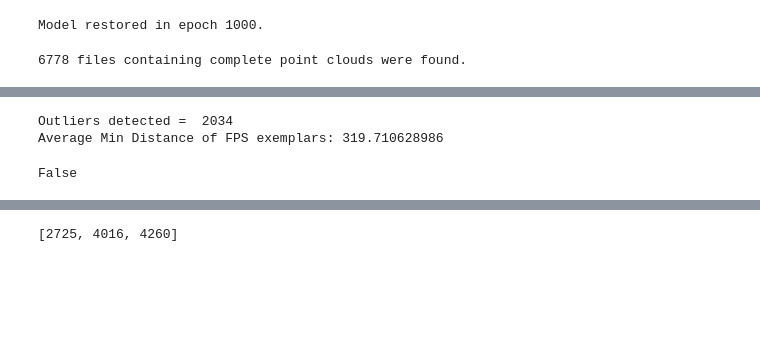
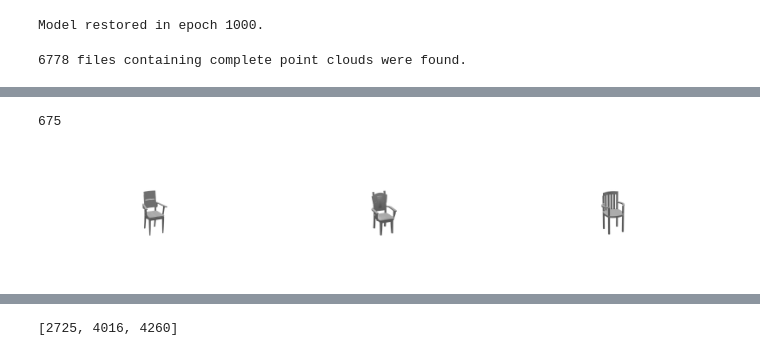
Before and after one commit to optas/tf_lab, a Jupyter notebook: notebooks/panos/language_and_3D/generate_contrasting_neighborhoods.ipynb, the cells around one changed output, grey strips where cells are left out. Drawn from its saved outputs; the diff is of its cells as text; code cells hidden in the pictures; blank space fills up the shorter version.

```diff
--- a/notebooks/panos/language_and_3D/generate_contrasting_neighborhoods.ipynb
+++ b/notebooks/panos/language_and_3D/generate_contrasting_neighborhoods.ipynb
@@ -110,8 +231,58 @@ create_dir(top_out_dir)
+# %%
+def next_collision(collisions):
+    for k in collisions.keys():
+        yield k
+g = next_collision(collisions)
+shapes_with_collision = collisions.keys()
+print len(shapes_with_collision)
+# %% [output]
+675
+# %%
+def select_from_collisions(collisions):
+    select = set()
+    exclude = set()
+    for key in collisions.keys():
+        if key not in exclude:
+            select.add(key)
+        exclude.add(key)
+        exclude.update(collisions[key])
+    return list(select), list(exclude)
+# %%
+a, b = select_from_collisions(collisions)
+def foo():
+    for item in a:
+        image_files = []
+        check_with  = np.setdiff1d(a, item)
+        item_c = np.argmin(all_pdists[item, check_with])
+        item_c = check_with[item_c]
+        image_files.append(osp.join(top_image_dir, model_ids[item], image_view_tag))
+        image_files.append(osp.join(top_image_dir, model_ids[item_c], image_view_tag))
+        yield stack_images_horizontally(image_files)
+# %%
+n = all_pdists.shape[0]
+def checking_tr(select_from, exclude_list):
+    for i, s in enumerate(select_from):
+        candidates = np.arange(n)
+        candidates = np.setdiff1d(candidates, exclude_list)
+        candidates = np.setdiff1d(candidates, s)
+        aso = np.argsort(all_pdists[s, candidates])
+        aso = candidates[aso]
+        image_files = []
+        image_files.append(osp.join(top_image_dir, model_ids[s], image_view_tag))
+        image_files.append(osp.join(top_image_dir, model_ids[aso[0]], image_view_tag))
+        image_files.append(osp.join(top_image_dir, model_ids[aso[1]], image_view_tag))
+        yield stack_images_horizontally(image_files)
 # %%
-all_pdists = pairwise_distances(latent_codes)
-outliers = detect_outliers(latent_codes, outlier_fraction, random_seed)
-fps_sol = incremental_farthest_sampling(all_pdists, n_exemplars, outliers, random_seed)
-print 'Average Min Distance of FPS exemplars:', evaluate_solution(latent_codes[fps_sol])
+
+# len(collisions.keys())
+
+
+
+# exclude = outliers
+# fps_sol = incremental_farthest_sampling(all_pdists, n_exemplars, exclude, random_seed)
+
+# exclude = np.unique([np.hstack([collisions.keys(), outliers])])
+
+# fps_sol = incremental_farthest_sampling(all_pdists, n_exemplars, exclude, random_seed)
+
+# print 'Average Min Distance of FPS exemplars:', evaluate_solution(latent_codes[fps_sol])
-# %% [output]
-Outliers detected =  2034
-Average Min Distance of FPS exemplars: 319.710628986
@@ -125,8 +289,6 @@ for i in range(len(pclouds)):
-# %%
-# np.min(all_pdists[outliers[3], outliers[1:]])
-
-# all_pdists[triplets[21][0], triplets[21][1]]
-
-np.any(outliers == triplets[21][2])
-# %% [output]
-False
+# %%
+lala = checking_tr(a, b)
+# %%
+lala.next()
+# %% [output]
+[figure, added]
```
Also changed, not shown: parts of 28 cells of this notebook.
